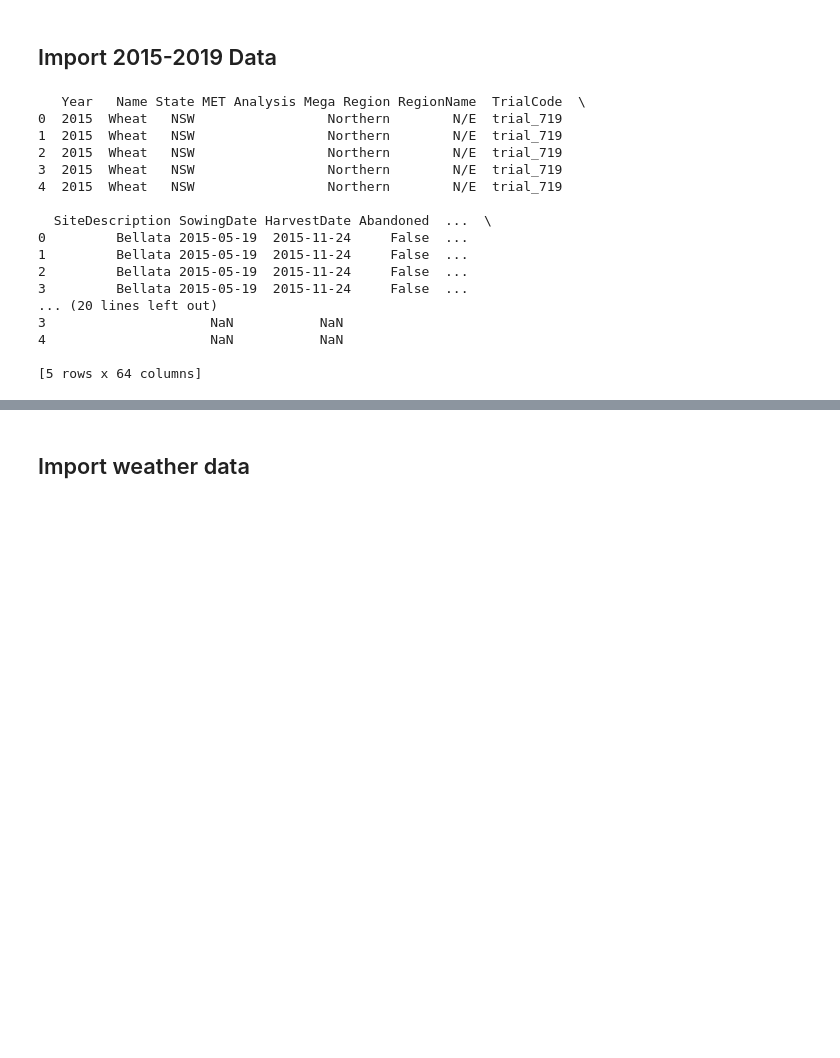
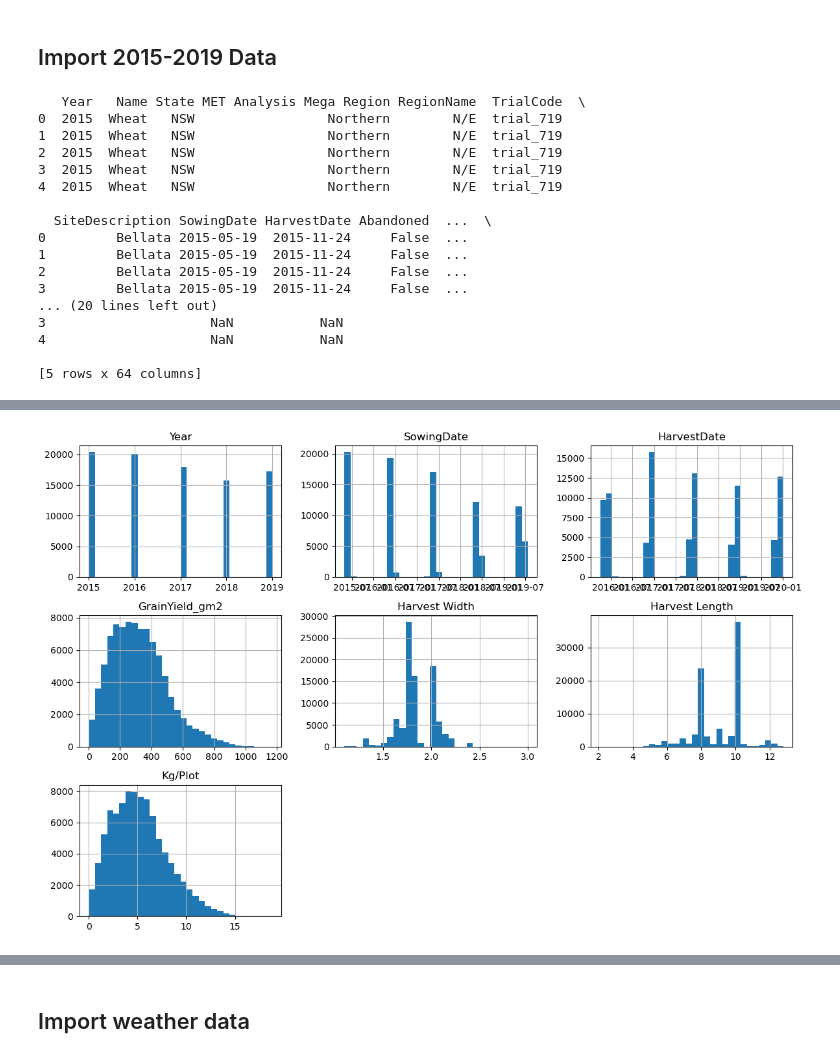
Before and after one commit to Harry-01/DATA7901, a Jupyter notebook: project.ipynb, the cells around one changed output, grey strips where cells are left out. Saved outputs shown, nothing was run; the diff lists cells and outputs as text; code cells hidden in the pictures; blank space fills up the shorter version.

Commit message:
done some EDA for crop and environment datasets

```diff
--- a/project.ipynb
+++ b/project.ipynb
@@ -34,0 +79,4 @@ print(df_crop.head())
+# %%
+threshold = 0.8
+df_crop = df_crop.loc[:, df_crop.isnull().mean() <= threshold]
+print(df_crop.shape)
@@ -34,0 +87,3 @@ print(df_crop.head())
+# %%
+df_crop = df_crop.dropna(subset=['SowingDate', 'HarvestDate', 'Abandoned', 'Kg/Plot', 'GrainYield_gm2'])
+print(df_crop.shape)
@@ -34,0 +92,6 @@ print(df_crop.head())
+# %%
+df_crop['Abandoned'] = df_crop['Abandoned'].astype(bool)
+df_crop = df_crop[df_crop['Abandoned'] == False]
+print(df_crop['Abandoned'].dtype)
+print(df_crop['Abandoned'].value_counts())
+print(df_crop.shape)
@@ -34,0 +110,4 @@ print(df_crop.head())
+# %%
+columns_to_keep = ['Year', 'Name', 'State', 'RegionName', 'TrialCode', 'SowingDate', 'HarvestDate', 'GrainYield_gm2', 'CultivarID', 'Harvest Width', 'Harvest Length', 'Kg/Plot']
+df_filtered = df_crop[columns_to_keep]
+df_filtered.head()
@@ -34,0 +159,8 @@ print(df_crop.head())
+# %%
+import matplotlib.pyplot as plt
+
+df_filtered.hist(figsize=(12, 8), bins=30)
+plt.tight_layout()
+plt.show()
+# %% [output]
+[figure, added]
```
Also changed, not shown: parts of 35 cells of this notebook, 4 other files.
